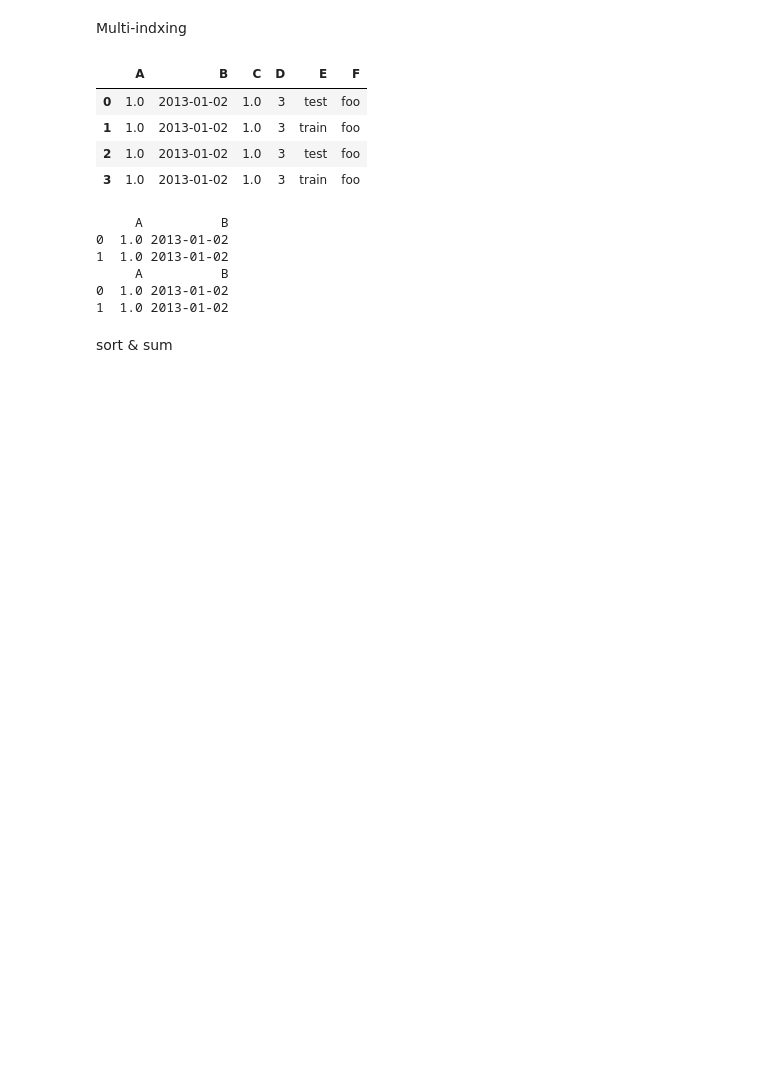
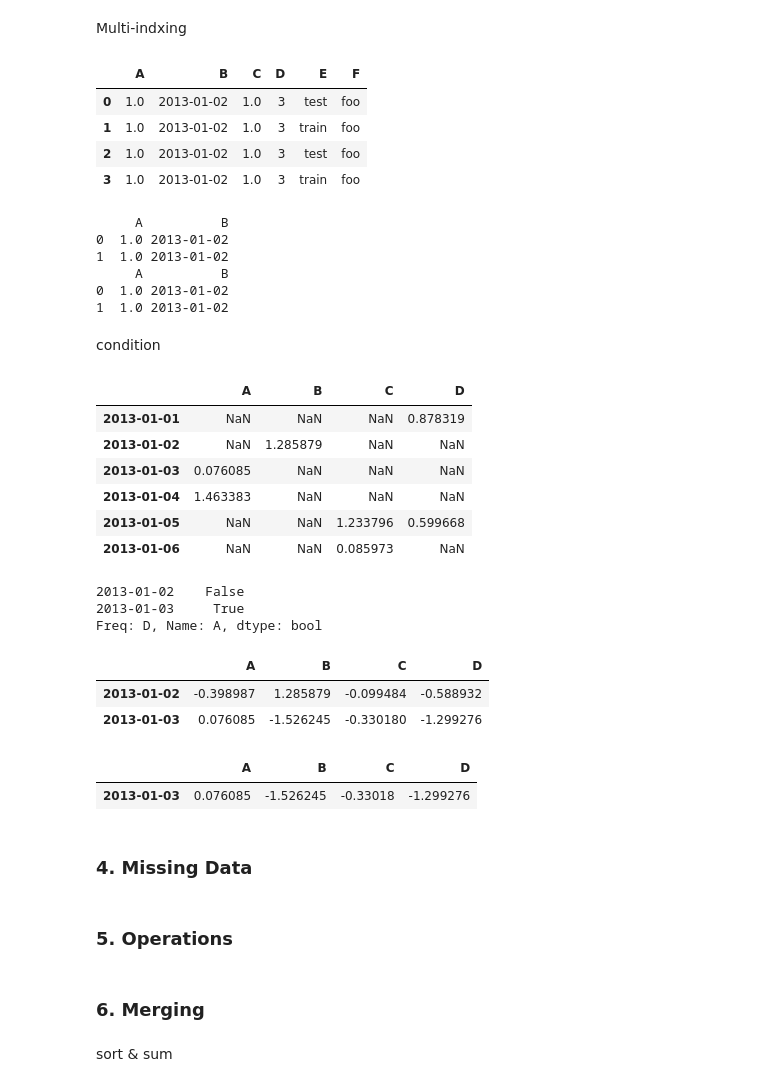
Before and after one commit to smjune/ipynb, a Jupyter notebook: pandas_guide.ipynb, the cells around one changed output. Saved outputs shown, nothing was run; the diff lists cells and outputs as text; code cells hidden in the pictures; blank space fills up the shorter version.

Commit message:
condition indexing

```diff
--- a/pandas_guide.ipynb
+++ b/pandas_guide.ipynb
@@ -349,6 +356,43 @@ print(df2.iloc[[0,1],[0,1]])
      A          B
 0  1.0 2013-01-02
 1  1.0 2013-01-02
+# %% [markdown]
+condition
+# %%
+df[df > 0]
+# %% [output]
+|  | A | B | C | D |
+| 2013-01-01 | NaN | NaN | NaN | 0.878319 |
+| 2013-01-02 | NaN | 1.285879 | NaN | NaN |
+| 2013-01-03 | 0.076085 | NaN | NaN | NaN |
+| 2013-01-04 | 1.463383 | NaN | NaN | NaN |
+| 2013-01-05 | NaN | NaN | 1.233796 | 0.599668 |
+| 2013-01-06 | NaN | NaN | 0.085973 | NaN |
+# %%
+df[1:3].A > 0
+# %% [output]
+2013-01-02    False
+2013-01-03     True
+Freq: D, Name: A, dtype: bool
+# %%
+df[1:3]
+# %% [output]
+|  | A | B | C | D |
+| 2013-01-02 | -0.398987 | 1.285879 | -0.099484 | -0.588932 |
+| 2013-01-03 | 0.076085 | -1.526245 | -0.330180 | -1.299276 |
+# %%
+df[1:3][df[1:3].A > 0]
+
+# df[df[1:3].A > 0]  은 오류가 난다.  df 의 index 와 df[1:3] 의 index 가 서로 맞지않다.
+# %% [output]
+|  | A | B | C | D |
+| 2013-01-03 | 0.076085 | -1.526245 | -0.33018 | -1.299276 |
+# %% [markdown]
+### 4. Missing Data
+# %% [markdown]
+### 5. Operations
+# %% [markdown]
+### 6. Merging
 # %% [markdown]
 sort & sum
 # %%
```
Also changed, not shown: parts of 20 cells of this notebook, 2 other files.
